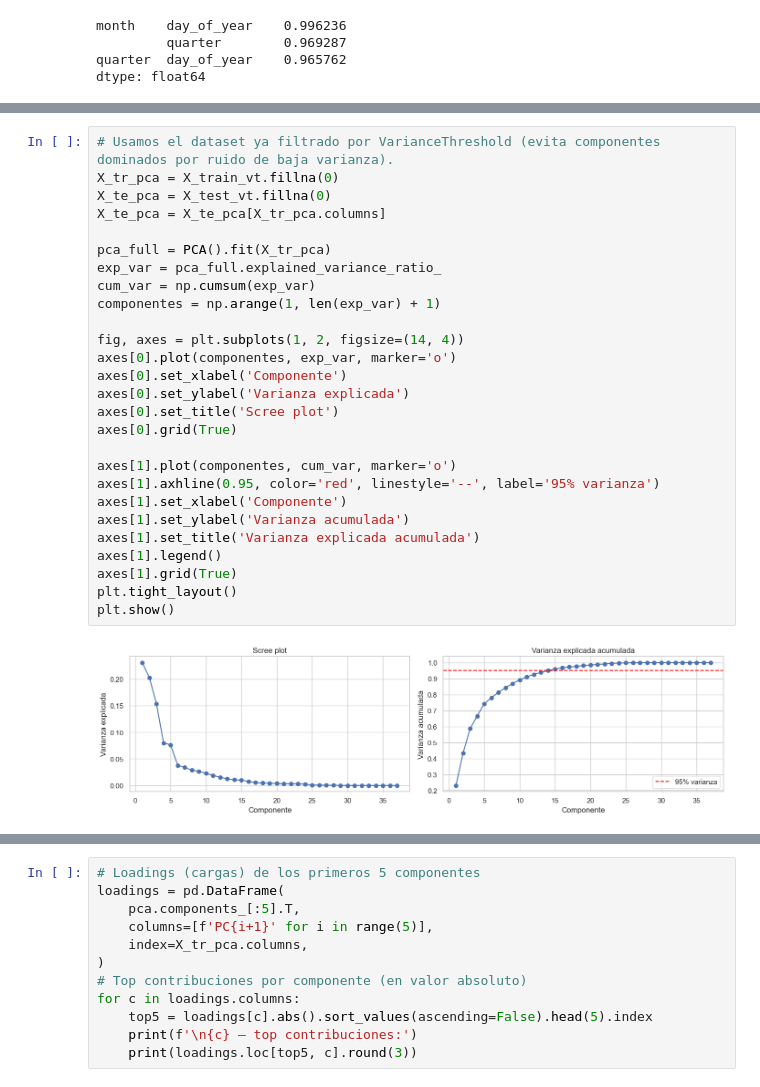
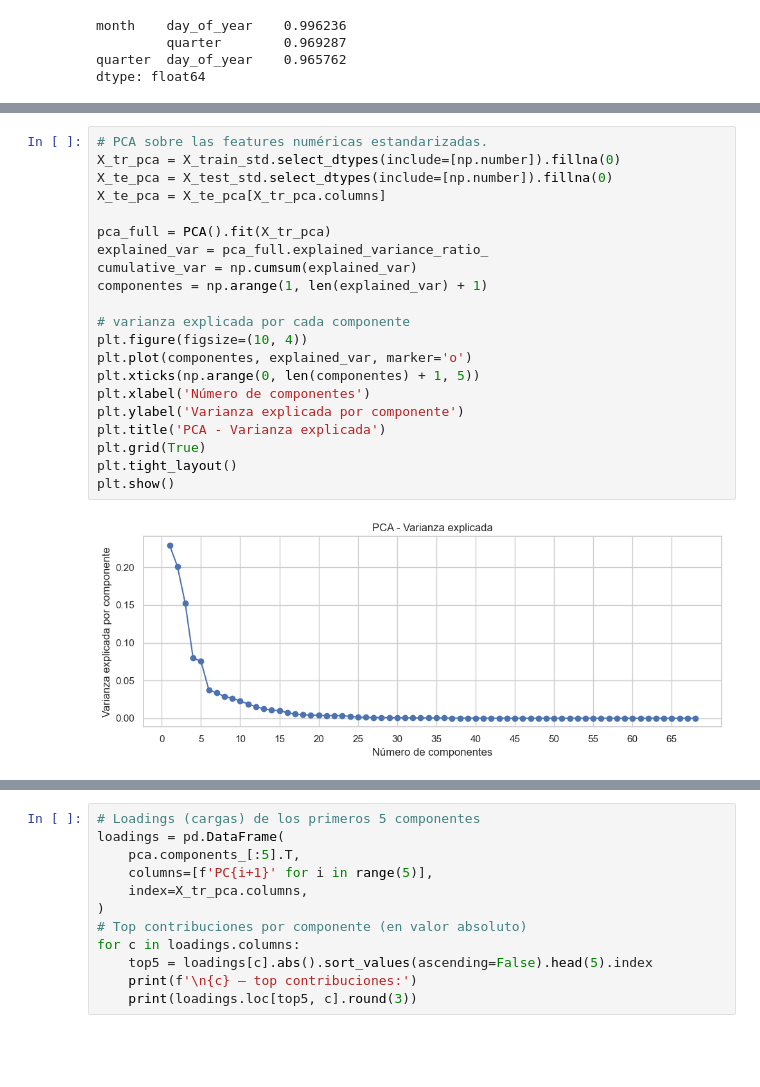
Before and after one commit to francomor/ceia-analisis-de-datos-tp-final, a Jupyter notebook: 2.tp_final_parte2_fran.ipynb, the cells around one changed output, grey strips where cells are left out. Drawn from its saved outputs; the diff is of its cells as text; blank space fills up the shorter version.

```diff
--- a/2.tp_final_parte2_fran.ipynb
+++ b/2.tp_final_parte2_fran.ipynb
@@ -681,29 +606,23 @@ Ver §10.1 abajo: PCA es no supervisado, más agresivo en reducción de dimensi
 # %%
-# Usamos el dataset ya filtrado por VarianceThreshold (evita componentes dominados por ruido de baja varianza).
-X_tr_pca = X_train_vt.fillna(0)
-X_te_pca = X_test_vt.fillna(0)
+# PCA sobre las features numéricas estandarizadas.
+X_tr_pca = X_train_std.select_dtypes(include=[np.number]).fillna(0)
+X_te_pca = X_test_std.select_dtypes(include=[np.number]).fillna(0)
 X_te_pca = X_te_pca[X_tr_pca.columns]
 
 pca_full = PCA().fit(X_tr_pca)
-exp_var = pca_full.explained_variance_ratio_
-cum_var = np.cumsum(exp_var)
-componentes = np.arange(1, len(exp_var) + 1)
+explained_var = pca_full.explained_variance_ratio_
+cumulative_var = np.cumsum(explained_var)
+componentes = np.arange(1, len(explained_var) + 1)
 
-fig, axes = plt.subplots(1, 2, figsize=(14, 4))
-axes[0].plot(componentes, exp_var, marker='o')
-axes[0].set_xlabel('Componente')
-axes[0].set_ylabel('Varianza explicada')
-axes[0].set_title('Scree plot')
-axes[0].grid(True)
-
-axes[1].plot(componentes, cum_var, marker='o')
-axes[1].axhline(0.95, color='red', linestyle='--', label='95% varianza')
-axes[1].set_xlabel('Componente')
-axes[1].set_ylabel('Varianza acumulada')
-axes[1].set_title('Varianza explicada acumulada')
-axes[1].legend()
-axes[1].grid(True)
+# varianza explicada por cada componente
+plt.figure(figsize=(10, 4))
+plt.plot(componentes, explained_var, marker='o')
+plt.xticks(np.arange(0, len(componentes) + 1, 5))
+plt.xlabel('Número de componentes')
+plt.ylabel('Varianza explicada por componente')
+plt.title('PCA - Varianza explicada')
+plt.grid(True)
 plt.tight_layout()
 plt.show()
 # %% [output]
-[figure, old version]
+[figure, new version]
```
Also changed, not shown: parts of 17 cells of this notebook.
